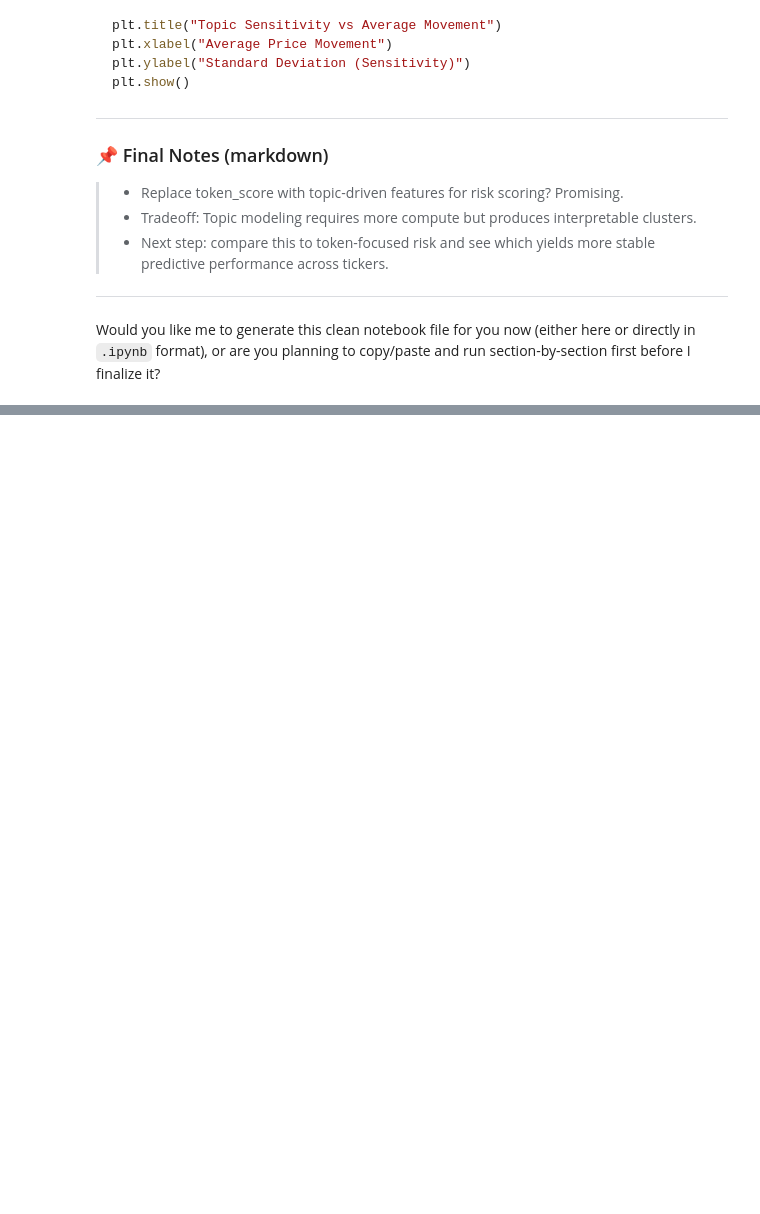
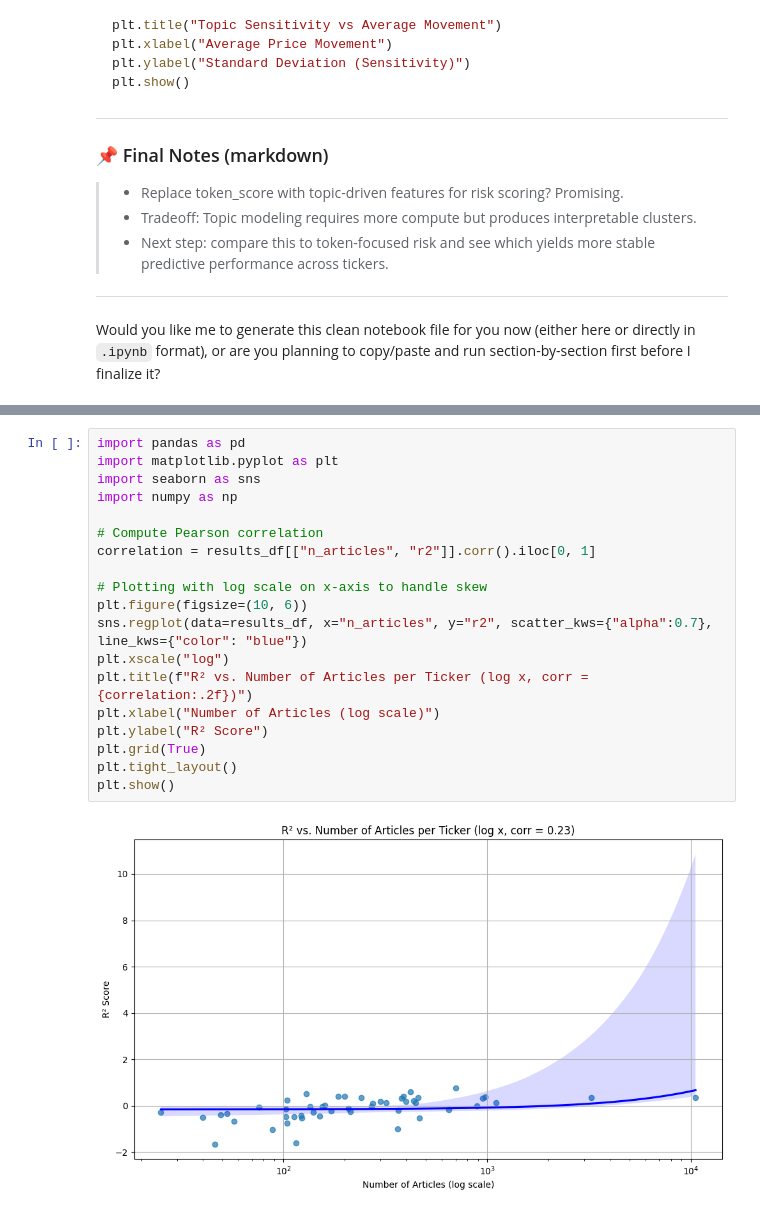
Before and after one commit to luchomame/financial-risk-scoring-nlp, a Jupyter notebook: notebooks/topic_modeling.ipynb, the cells around one changed output, grey strips where cells are left out. Drawn from its saved outputs; the diff is of its cells as text; blank space fills up the shorter version.

```diff
--- a/notebooks/topic_modeling.ipynb
+++ b/notebooks/topic_modeling.ipynb
@@ -178,0 +448,21 @@ news_data["topic_probability"] = [max(p) if isinstance(p, list) else 0 for p in
+# %%
+import pandas as pd
+import matplotlib.pyplot as plt
+import seaborn as sns
+import numpy as np
+
+# Compute Pearson correlation
+correlation = results_df[["n_articles", "r2"]].corr().iloc[0, 1]
+
+# Plotting with log scale on x-axis to handle skew
+plt.figure(figsize=(10, 6))
+sns.regplot(data=results_df, x="n_articles", y="r2", scatter_kws={"alpha":0.7}, line_kws={"color": "blue"})
+plt.xscale("log")
+plt.title(f"R² vs. Number of Articles per Ticker (log x, corr = {correlation:.2f})")
+plt.xlabel("Number of Articles (log scale)")
+plt.ylabel("R² Score")
+plt.grid(True)
+plt.tight_layout()
+plt.show()
+# %% [output]
+[figure, added]
```
Also changed, not shown: parts of 12 cells of this notebook.
